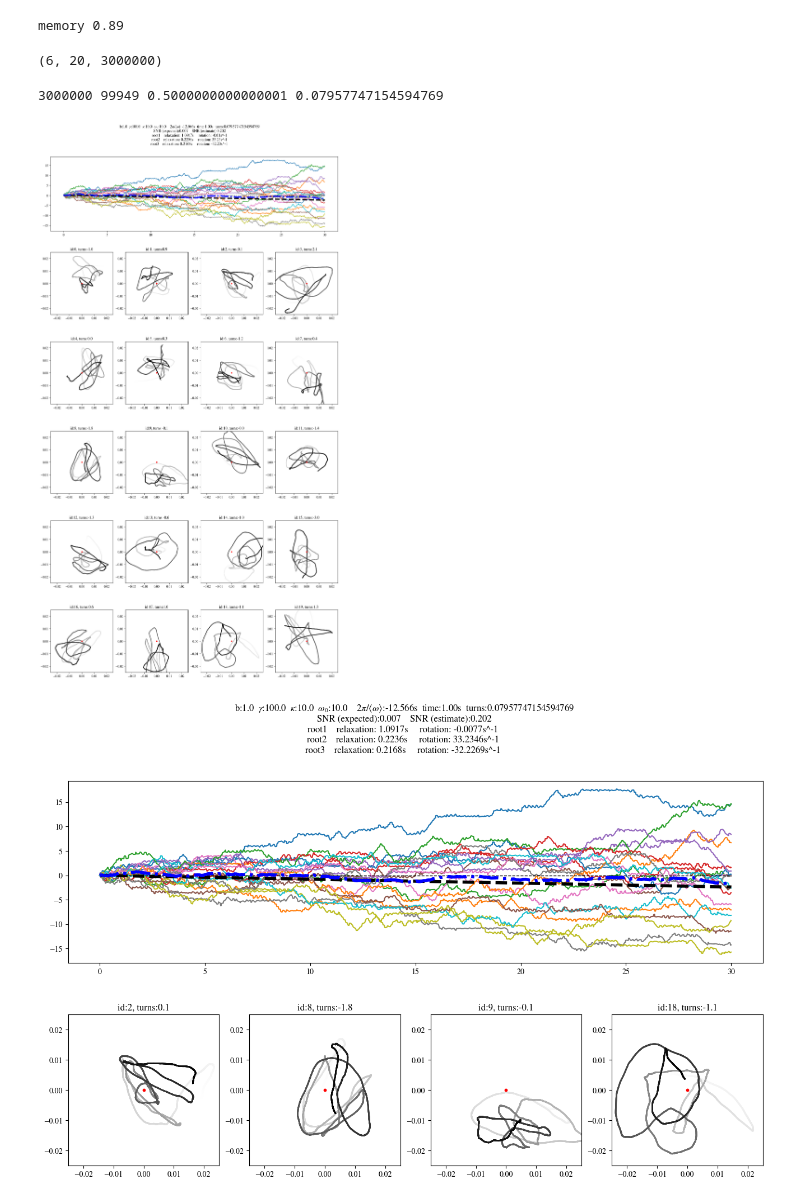
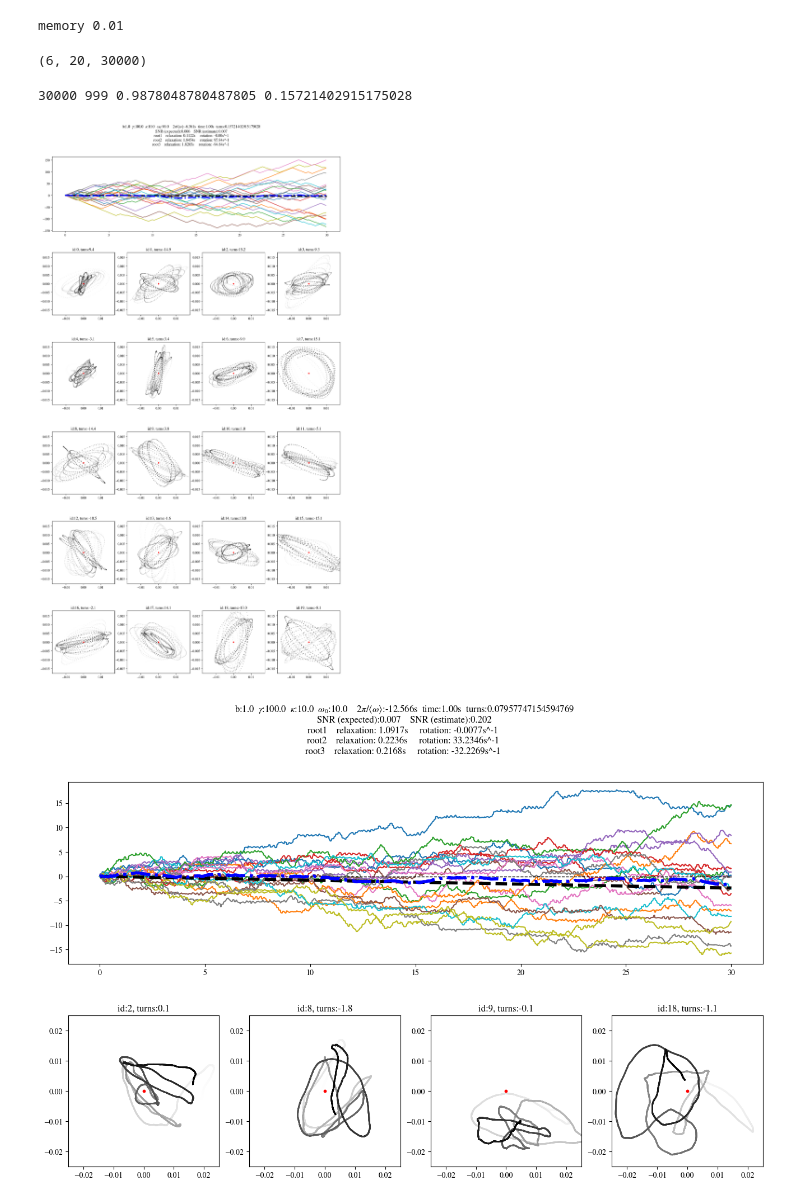
Before and after one commit to ashmat98/nsolve-sde, a Jupyter notebook: 2d only memory harmonic autocorrelation (plot multiple).ipynb, the cells around one changed output. Cells and saved outputs as stored; diff of their text form; code cells hidden in the pictures.

```diff
--- a/2d only memory harmonic autocorrelation (plot multiple).ipynb
+++ b/2d only memory harmonic autocorrelation (plot multiple).ipynb
@@ -22,9 +24,7 @@ b = 1
 # %%
 g0_hat=10
-o0_hat=1
+o0_hat=9
 g0 = 100
 ka = g0 /g0_hat;
 o0 = ka * o0_hat
 b = 1
-# %%
-(b,o0,g0,ka,result, i_plots) = np.load("dumps\color-plot-g0100-ka10.0-o010.0-b1-dt0.0001.npy", allow_pickle=True)
@@ -56,7 +58,7 @@ b:1.0  $\gamma$:100.0  $\kappa$:10.0  $\omega_0$:10.0    $2\pi/\langle \omega \r
 # %%
-N=3000000
+N=30000
 warmup=N
-dt=0.00001
+dt=0.001
 samples=5
 skip=1
 runs=4
@@ -64,7 +66,7 @@ time = np.linspace(0,N//skip *dt, N//skip)
 
 print(f"memory {(len([1]) * N * runs * samples *4 // skip) * 4 / 1024**3:0.2f}")
 # %% [output]
-memory 0.89
+memory 0.01
 # %%
 sigma = get_cov(np.array([R]), np.array([S]), np.array([H]))
 
@@ -79,7 +81,7 @@ result = simulate_2d_only_memory(pool,runs,**kwargs)
 
 result = np.array(result); result.shape
 # %% [output]
-(6, 20, 3000000)
+(6, 20, 30000)
 # %%
 stationari_treshold = 0
 # %%
@@ -89,7 +91,7 @@ crosprod=(-x[:,1:]*y[:,:-1] + y[:,1:]*x[:,:-1])/(EPS+np.sqrt(x[:,1:]**2+y[:,1:]*
 phi = np.arcsin(crosprod).cumsum(axis=-1)
 # del crosprod
 # %%
-start = 1000000
+start = 0*1000000
 # OMEGA = b
 TURNS = 0.0001
 OMEGA = OMEGA if abs(H/R)<EPS else abs(H/R)
@@ -102,44 +104,44 @@ path = 1
 factor = 2.5
 print(x.shape[1],rang, OMEGA,TURNS)
 
-st=10
+st=1
 # %% [output]
-3000000 99949 0.5000000000000001 0.07957747154594769
+30000 999 0.9878048780487805 0.15721402915175028
 # %%
 fig = plt.figure(figsize=(16,28), dpi=100)
 fig.subplots_adjust(top=0.93)
 plt.suptitle(f"b:{b:0.1f}  $\gamma$:{g0:0.1f}  $\kappa$:{ka:0.1f}  $\omega_0$:{o0:0.1f}    "\
 f"$2\pi/\langle \omega \\rangle$:{2*np.pi/(H/R+EPS):0.3f}s  time:{2*np.pi/OMEGA*TURNS:0.2f}s  turns:{TURNS}\n"\
 f"SNR (expected):{SNR_omega:0.3f}    SNR (estimate):{SNRestimate(phi[:,-1]):0.3f}\n"\
 f"root1    relaxation: {1/np.real(roots[0]):0.4f}s     rotation: {np.imag(roots[0]):0.2f}s^-1\n"
 f"root2    relaxation: {1/np.real(roots[1]):0.4f}s     rotation: {np.imag(roots[1]):0.2f}s^-1\n"
 f"root3    relaxation: {1/np.real(roots[2]):0.4f}s     rotation: {np.imag(roots[2]):0.2f}s^-1 ")
 
 plt.subplot(6,1,1)
-plt.plot(time[::1000,None],phi[:,::1000].T/2/np.pi);
+plt.plot(time[::100,None],phi[:,::100].T/2/np.pi);
 plt.plot([0, time[-1]], [0,time[-1]*H/R/2/np.pi], c="k", ls="--", lw=4)
 plt.plot([0, time[-1]], [0,0], c="k", ls="--", lw=1)
 
-plt.plot(time[::1000],phi[:,::1000].mean(axis=0)/2/np.pi, lw=4, c="b", ls="-.");
+plt.plot(time[::100],phi[:,::100].mean(axis=0)/2/np.pi, lw=4, c="b", ls="-.");
 
 N_plots = 20
 i_plots = np.arange(N_plots)
 for i, path in enumerate(i_plots):
     ax = plt.subplot(1+N_plots//4,4,4+i+1)
     cm = plt.get_cmap("Greys")
 
 #     for i in range(rang-1):
 #         ax.plot(x[path][start:][i:i+2],y[path][start:][i:i+2],  c=cm(0.2+0.8*i/rang))
     plt.title(f"id:{path}, turns:{(phi[path,start+rang] - phi[path,start])/2/np.pi:0.1f}")
     ax.scatter(x[path][start:][:rang][::st],y[path][start:][:rang][::st],
                c=-np.linspace(0.4,0.8,rang)[::st], s=0.9, cmap="gray", alpha=0.8)
     ax.scatter([0],[0], c="red", s=10)
 
     ax.set_aspect("equal")
     ax.set_xlim(-factor*R**0.5,factor*R**0.5)
     ax.set_ylim(-factor*R**0.5,factor*R**0.5)
 # %% [output]
-[figure, old version]
+[figure, new version]
 # %%
 fig = plt.figure(figsize=(16,10), dpi=100)
 fig.subplots_adjust(top=0.84)
```
Also changed, not shown: parts of 6 cells of this notebook, 2 other files.
